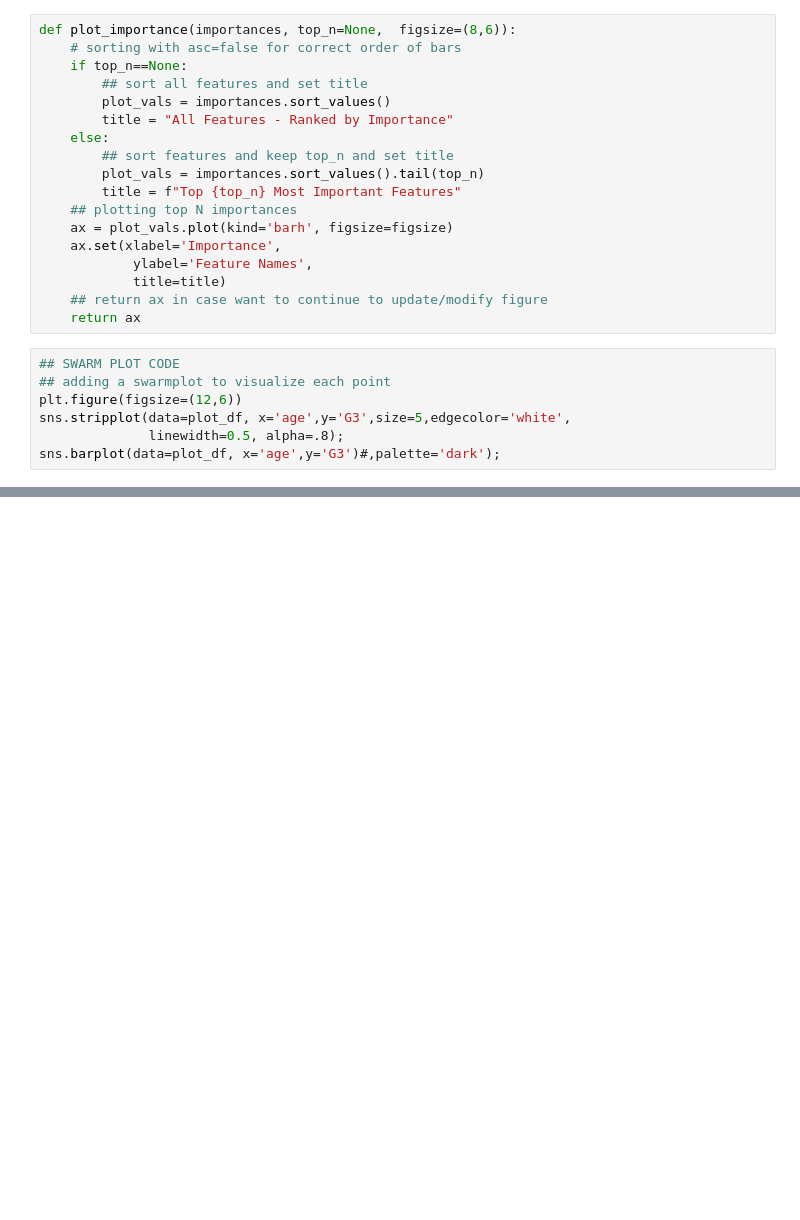
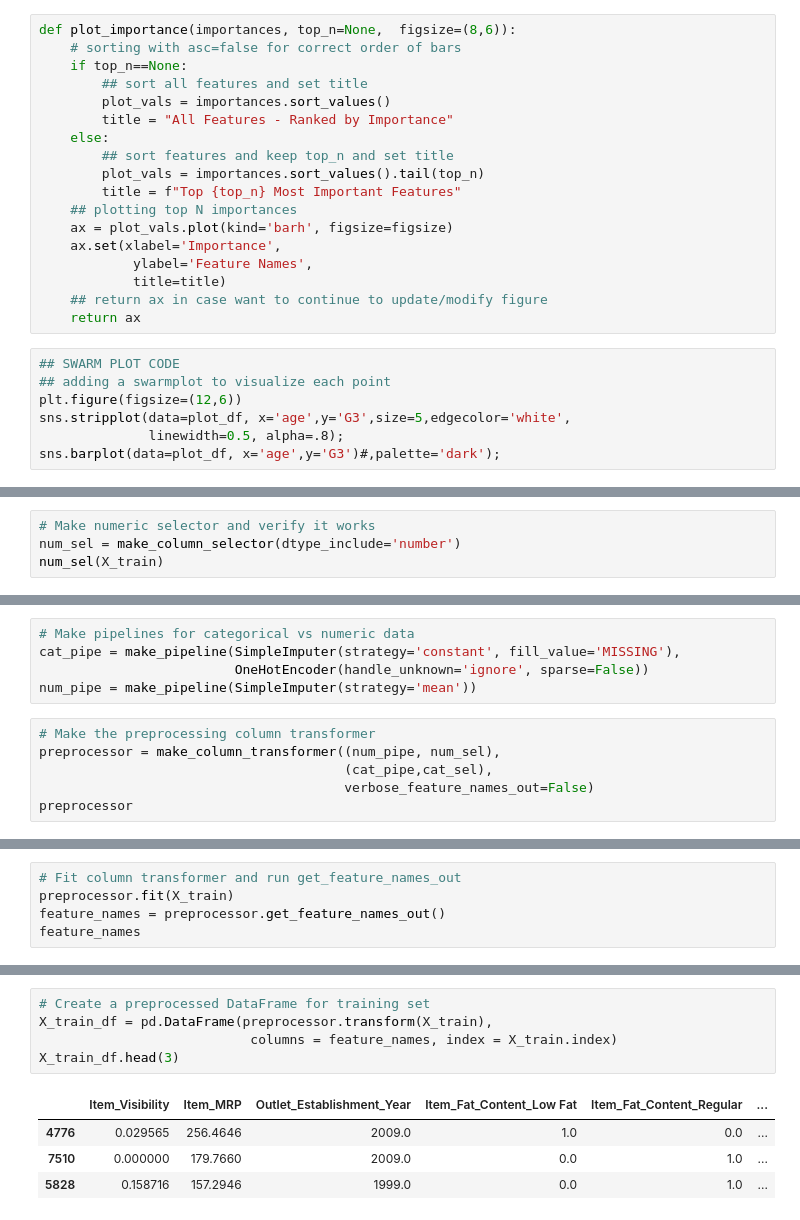
Before and after one commit to Kridge42/Product-Sales, a Jupyter notebook: Project 1 - Revisited.ipynb, the cells around one changed output, grey strips where cells are left out. Cells and saved outputs as stored; diff of their text form; blank space fills up the shorter version.

```diff
--- a/Project 1 - Revisited.ipynb
+++ b/Project 1 - Revisited.ipynb
@@ -103,0 +266,4 @@ def plot_importance_color(importances, top_n=None,  figsize=(8,6),
+# %%
+# Make numeric selector and verify it works
+num_sel = make_column_selector(dtype_include='number')
+num_sel(X_train)
@@ -103,0 +272,11 @@ def plot_importance_color(importances, top_n=None,  figsize=(8,6),
+# %%
+# Make pipelines for categorical vs numeric data
+cat_pipe = make_pipeline(SimpleImputer(strategy='constant', fill_value='MISSING'),
+                         OneHotEncoder(handle_unknown='ignore', sparse=False))
+num_pipe = make_pipeline(SimpleImputer(strategy='mean'))
+# %%
+# Make the preprocessing column transformer
+preprocessor = make_column_transformer((num_pipe, num_sel),
+                                       (cat_pipe,cat_sel),
+                                       verbose_feature_names_out=False)
+preprocessor
@@ -103,0 +297,5 @@ def plot_importance_color(importances, top_n=None,  figsize=(8,6),
+# %%
+# Fit column transformer and run get_feature_names_out
+preprocessor.fit(X_train)
+feature_names = preprocessor.get_feature_names_out()
+feature_names
@@ -103,0 +323,10 @@ def plot_importance_color(importances, top_n=None,  figsize=(8,6),
+# %%
+# Create a preprocessed DataFrame for training set
+X_train_df = pd.DataFrame(preprocessor.transform(X_train),
+                           columns = feature_names, index = X_train.index)
+X_train_df.head(3)
+# %% [output]
+|  | Item_Visibility | Item_MRP | Outlet_Establishment_Year | Item_Fat_Content_Low Fat | Item_Fat_Content_Regular | ... |
+| 4776 | 0.029565 | 256.4646 | 2009.0 | 1.0 | 0.0 | ... |
+| 7510 | 0.000000 | 179.7660 | 2009.0 | 0.0 | 1.0 | ... |
+| 5828 | 0.158716 | 157.2946 | 1999.0 | 0.0 | 1.0 | ... |
```
Also changed, not shown: parts of 35 cells of this notebook.
